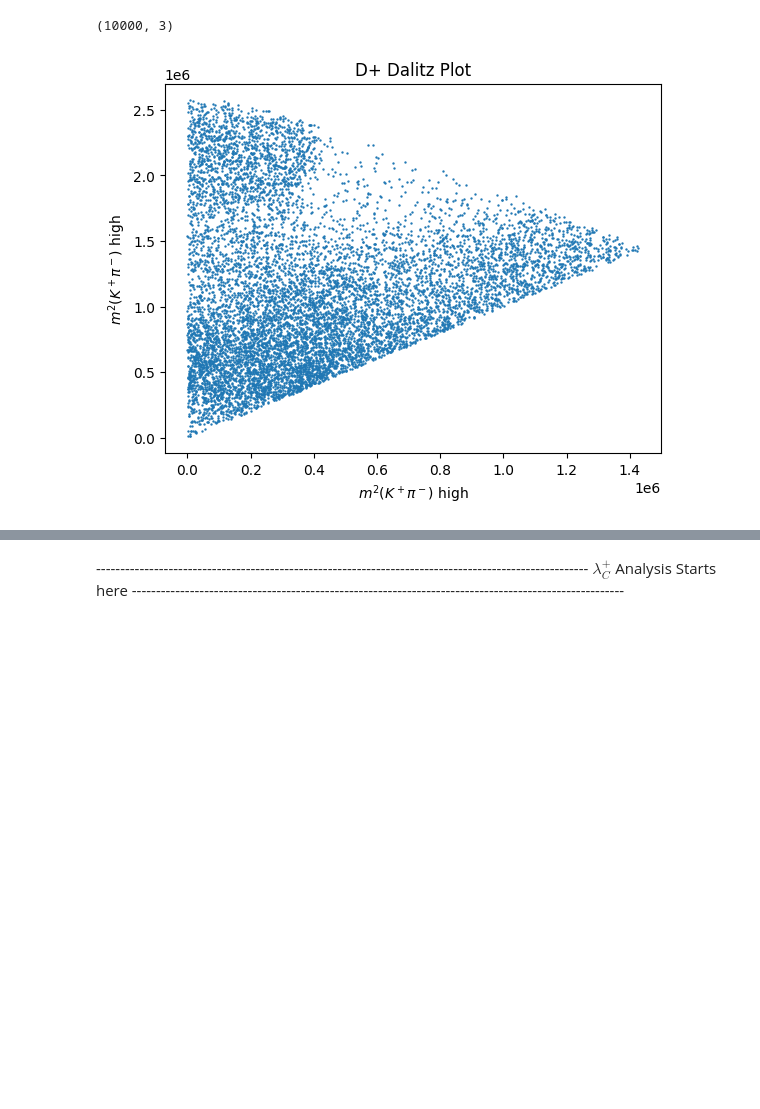
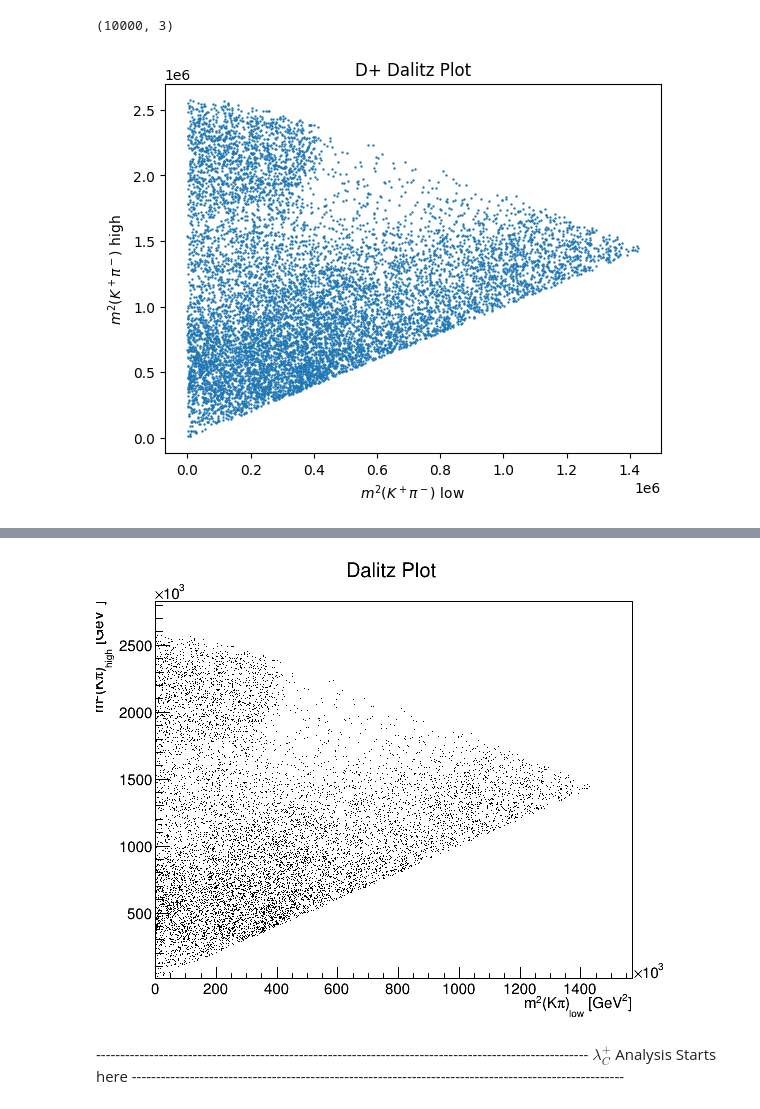
Before and after one commit to GitGup/ATLAS_DNN, a Jupyter notebook: MCAnalysis.ipynb, the cells around one changed output, grey strips where cells are left out. Saved outputs shown, nothing was run; the diff lists cells and outputs as text; code cells hidden in the pictures; blank space fills up the shorter version.

```diff
--- a/MCAnalysis.ipynb
+++ b/MCAnalysis.ipynb
@@ -42,7 +23,7 @@ def show(event, TTree, branches, batch_size):
 # %% [markdown]
 -------------------------------------------------------------------------------------------- $D^+$ Analysis Starts here --------------------------------------------------------------------------------------------
 # %%
-TTree = process_ntuple(files[0])
+TTree = process_ntuple(dir_path, files[0])
 TTree.name
 # %% [output]
 'CharmAnalysis'
@@ -177,29 +133,13 @@ def scatter_plot(x, y, title, xlabel, ylabel, s):
 # %%
-scatter_plot(kpi_low, kpi_high, "D+ Dalitz Plot", r'$m^2(K^+\pi^-)$ high', r'$m^2(K^+\pi^-)$ high', .5)
+scatter_plot(kpi_low, kpi_high, "D+ Dalitz Plot", r'$m^2(K^+\pi^-)$ low', r'$m^2(K^+\pi^-)$ high', .5)
 # %% [output]
-[figure, old version]
+[figure, new version]
 # %%
-def createTGraph(x, y, title="", xtitle="", ytitle=""):
-    """Create a ROOT TGraph from given x and y arrays."""
-    # Create a TGraph object
-    graph = ROOT.TGraph(len(x), x, y)
-
-    # Set the graph title and axis labels
-    graph.SetTitle(title)
-    graph.GetXaxis().SetTitle(xtitle)
-    graph.GetYaxis().SetTitle(ytitle)
-
-    # Set the marker style and size
-    graph.SetMarkerStyle(1)
-    graph.SetMarkerSize(0.5)
-
-    # Return the TGraph object
-    return graph
-
 # Create a TGraph from the x and y arrays
 graph = createTGraph(np.array(kpi_low), np.array(kpi_high), title="Dalitz Plot", xtitle="m^{2}(K#pi)_{low} [GeV^{2}]", ytitle="m^{2}(K#pi)_{high} [GeV^{2}]")
 
 # Draw the TGraph
-#c = ROOT.TCanvas("c", "c", 600, 500)
-#graph.Draw("AP")
-#c.Draw()
+c = ROOT.TCanvas("c", "c", 600, 500)
+graph.Draw("AP")
+c.Draw()
+# %% [output]
@@ -206,3 +147,4 @@ graph = createTGraph(np.array(kpi_low), np.array(kpi_high), title="Dalitz Plot",
+[figure, added]
 # %% [markdown]
 ------------------------------------------------------------------------------------------------------ $\lambda_C^+$ Analysis Starts here ------------------------------------------------------------------------------------------------------
 # %%
```
Also changed, not shown: parts of 12 cells of this notebook.
